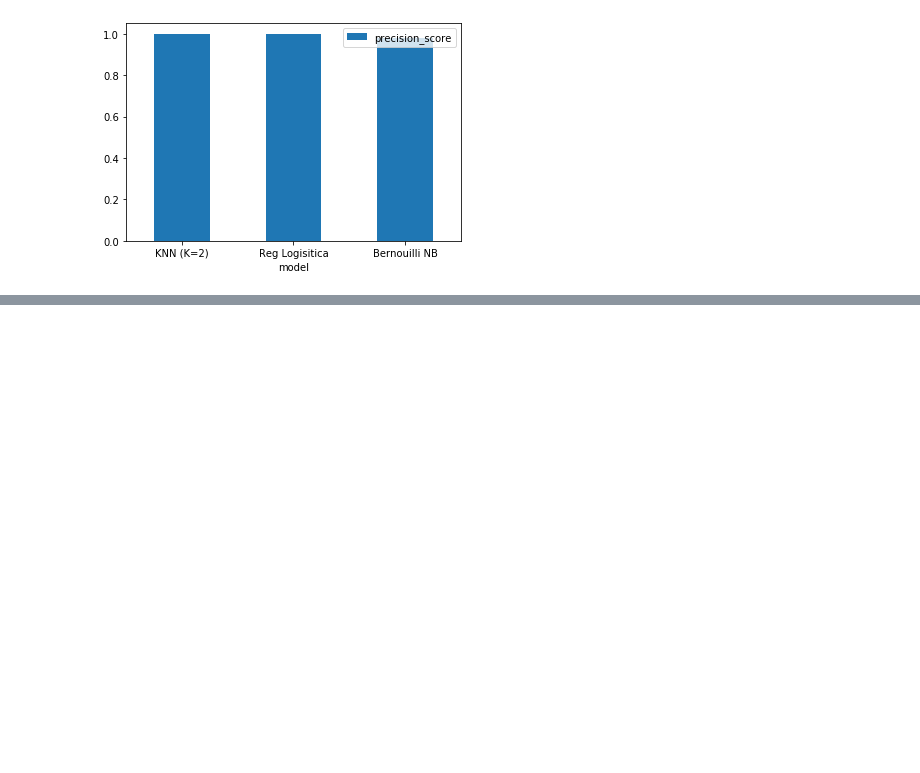
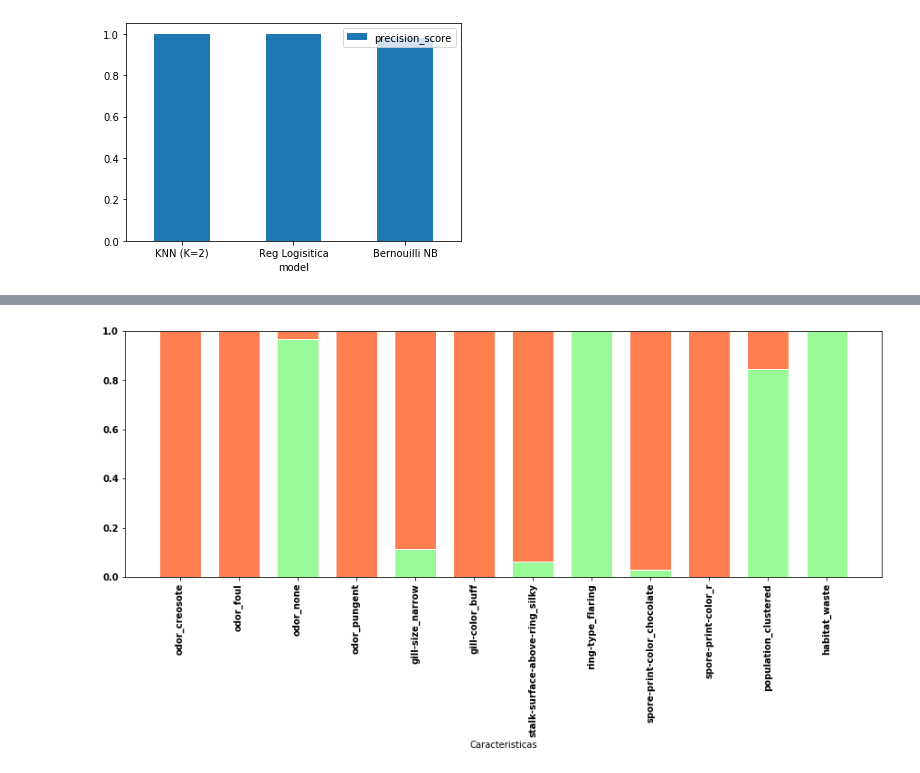
Before and after one commit to rdgagliano/DataScience-Grupo3, a Jupyter notebook: _01_Mushrooms Análisis Ini-Pipelines.ipynb, the cells around one changed output, grey strips where cells are left out. Drawn from its saved outputs; the diff is of its cells as text; code cells hidden in the pictures; blank space fills up the shorter version.

```diff
--- a/_01_Mushrooms Análisis Ini-Pipelines.ipynb
+++ b/_01_Mushrooms Análisis Ini-Pipelines.ipynb
@@ -746,0 +778,5 @@ ax = df_precision.plot.bar(x='model', y='precision_score', rot=0)
+# %%
+grafico = getTotalValuesForColumns(mushroomsdummies, ['odor_creosote', 'odor_foul', 'odor_none', 'odor_pungent',
+       'gill-size_narrow', 'gill-color_buff', 'stalk-surface-above-ring_silky',
+       'ring-type_flaring', 'spore-print-color_chocolate',
+       'spore-print-color_r', 'population_clustered', 'habitat_waste'])
@@ -746,0 +801,33 @@ ax = df_precision.plot.bar(x='model', y='precision_score', rot=0)
+# %%
+#metodo que toma el data frame y plotea un gráfico de barras comparitivo
+
+def graficarCaracteristicas(dataframe):
+    # y-axis in bold
+    rc('font', weight='bold')
+    fig, ax = plt.subplots(figsize=(15,5))
+
+    datosComestibles = []
+    datosVenenosos = []
+    nombres = []
+
+    for index, row in dataframe.iterrows():
+        datosComestibles.append(row.comestibles)
+        datosVenenosos.append(row.venenoso)
+        nombres.append(row.caracteristica)
+
+    # The position of the bars on the x-axis
+    r = np.arange(0, len(nombres))
+
+    barWidth = 0.7
+
+    # Create gren bars showing edible
+    plt.bar(r, datosComestibles, color='palegreen', edgecolor='white', width=barWidth)
+    # Create red bars showings poisonous
+    plt.bar(r, datosVenenosos, bottom=datosComestibles, color='coral', edgecolor='white', width=barWidth)
+
+    # Custom X axis
+    plt.xticks(r, nombres, fontweight='bold', rotation=90)
+    plt.xlabel("Caracteristicas")
+
+    # Show graphic
+    plt.show()
@@ -746,0 +836,4 @@ ax = df_precision.plot.bar(x='model', y='precision_score', rot=0)
+# %%
+graficarCaracteristicas(grafico)
+# %% [output]
+[figure, added]
```
Also changed, not shown: parts of 13 cells of this notebook, 1 other file.
